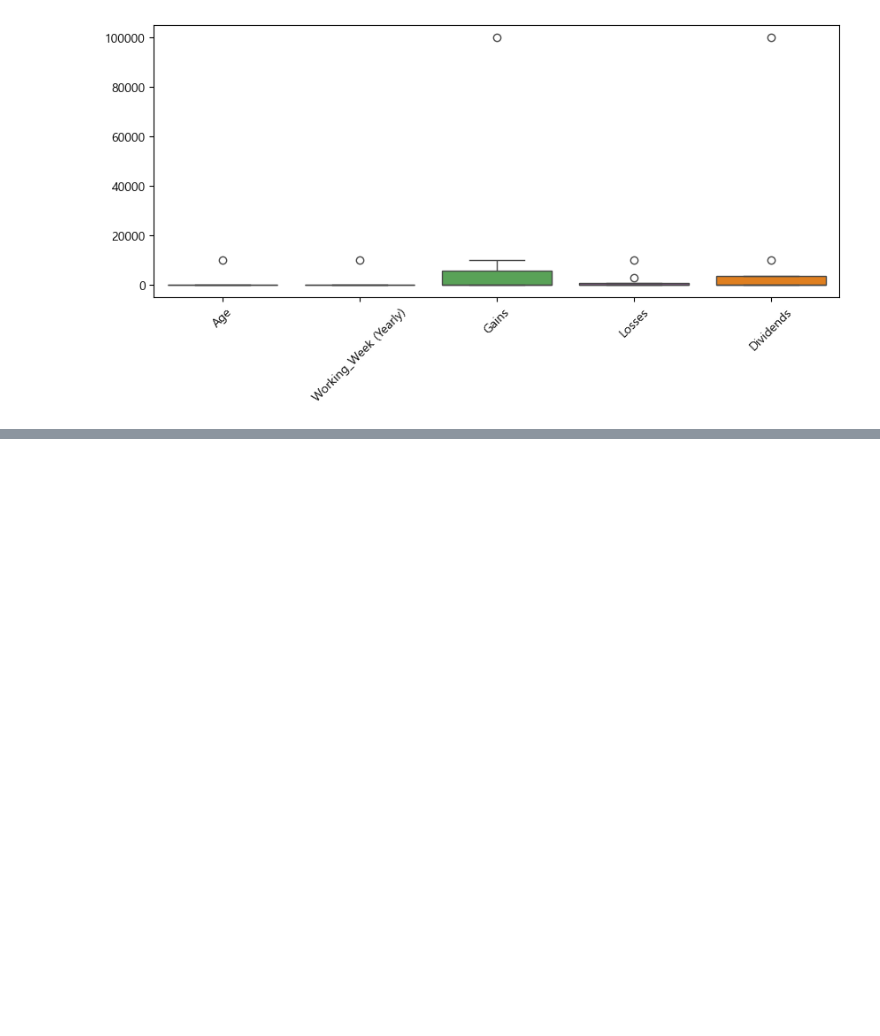
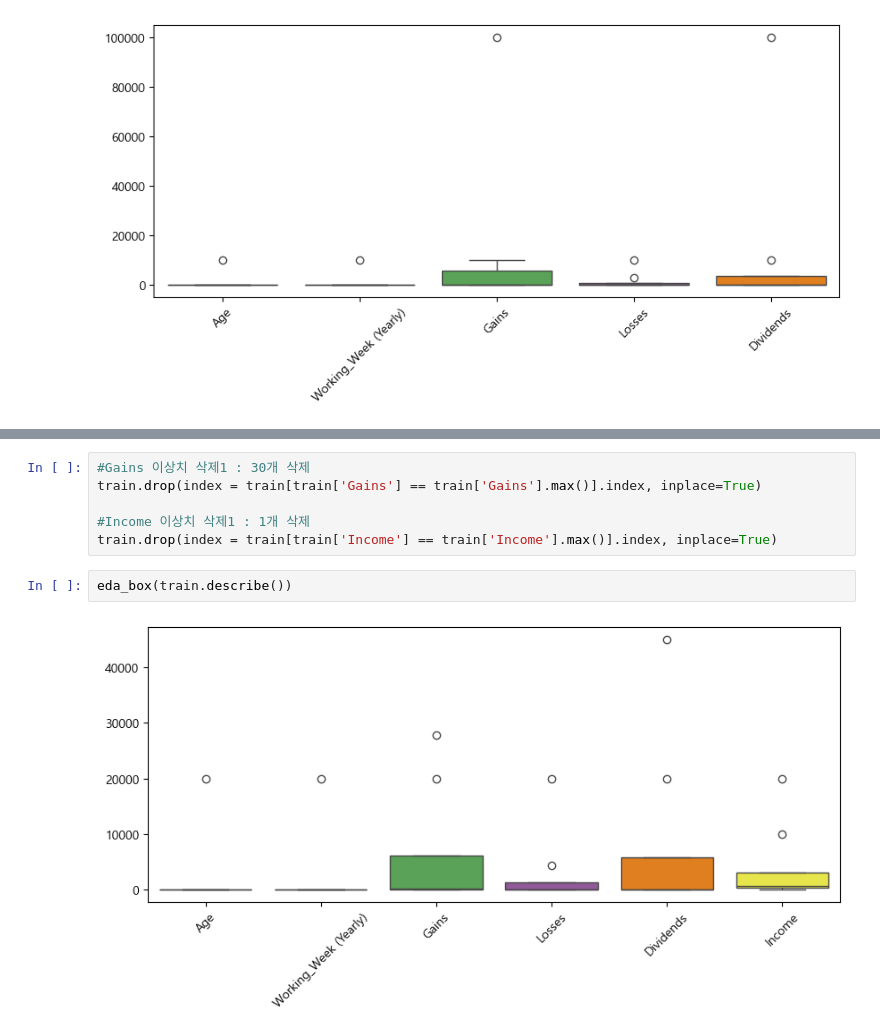
Before and after one commit to iamwhatimeantobe/predict_income, a Jupyter notebook: 1. EDA.ipynb, the cells around one changed output, grey strips where cells are left out. Saved outputs shown, nothing was run; the diff lists cells and outputs as text; blank space fills up the shorter version.

```diff
--- a/1. EDA.ipynb
+++ b/1. EDA.ipynb
@@ -270,0 +477,10 @@ eda_box(test.describe())
+# %%
+#Gains 이상치 삭제1 : 30개 삭제
+train.drop(index = train[train['Gains'] == train['Gains'].max()].index, inplace=True)
+
+#Income 이상치 삭제1 : 1개 삭제
+train.drop(index = train[train['Income'] == train['Income'].max()].index, inplace=True)
+# %%
+eda_box(train.describe())
+# %% [output]
+[figure, added]
```
Also changed, not shown: parts of 64 cells of this notebook, 4 other files.
